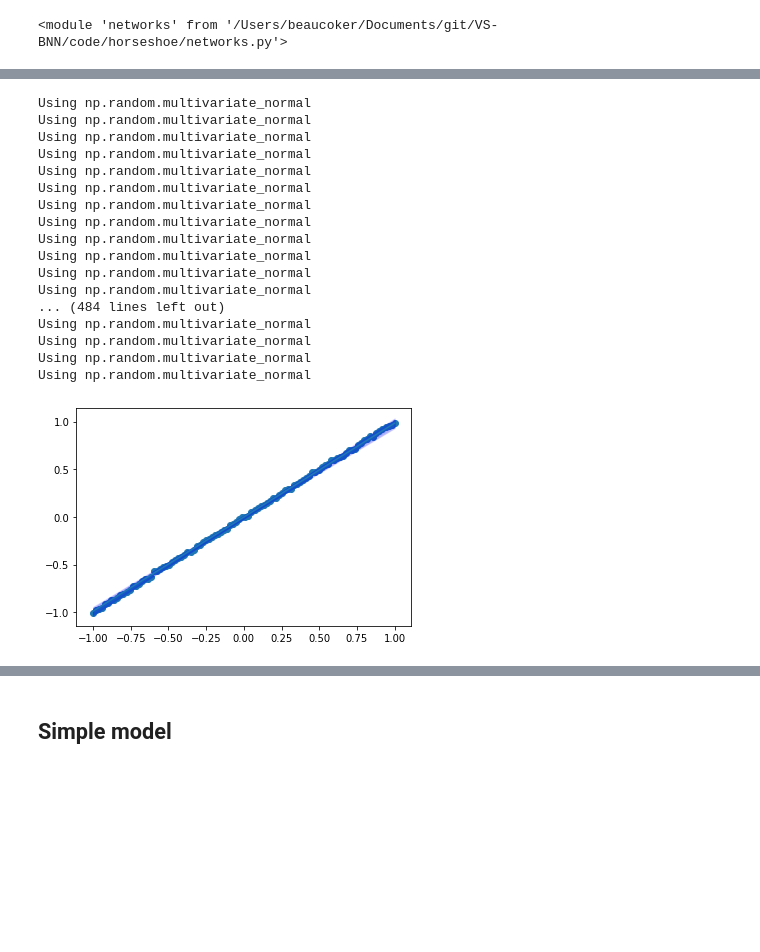
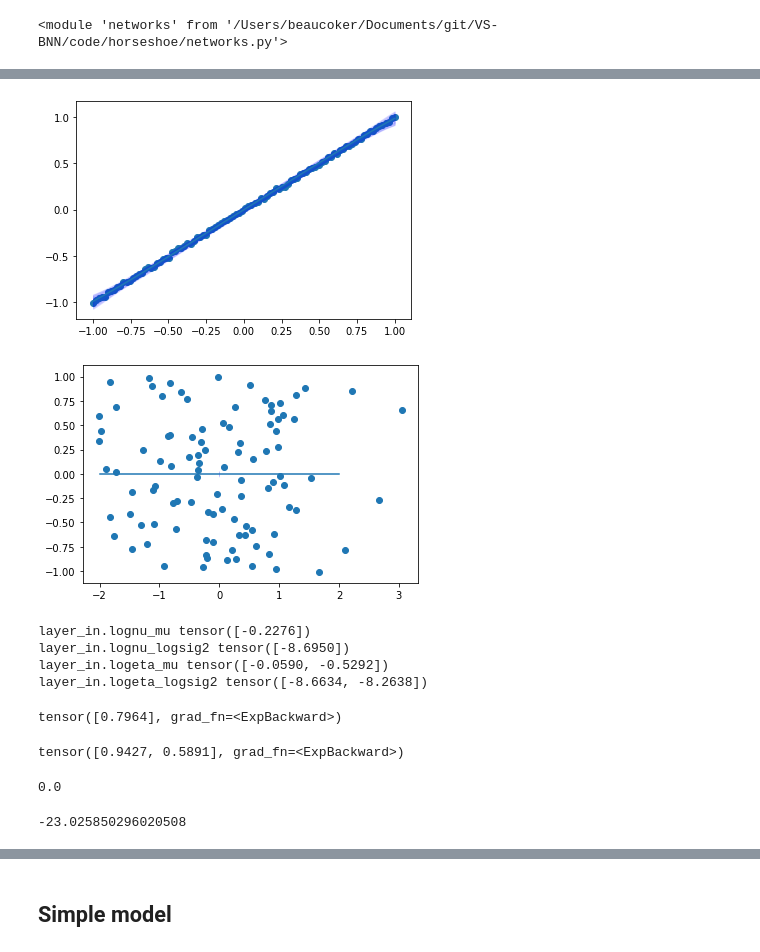
Before and after one commit to IrisTeng/VS-BNN, a Jupyter notebook: code/horseshoe/test_horseshoe.ipynb, the cells around one changed output, grey strips where cells are left out. Drawn from its saved outputs; the diff is of its cells as text; code cells hidden in the pictures; blank space fills up the shorter version.

```diff
--- a/code/horseshoe/test_horseshoe.ipynb
+++ b/code/horseshoe/test_horseshoe.ipynb
@@ -31,10 +31,10 @@ def plot_results(x, y, x_plot, model, n_samp=500):
         ci = np.quantile(f_samp_plot.numpy(), [q, 1-q], axis=0)
         plt.fill_between(x_plot.reshape(-1).numpy(), ci[0,:], ci[1,:], alpha=.1, color='blue')
 # %%
-def plot_results_2d(x, y, x_plot, model, n_samp=500):
-    plt.scatter(x[:,0].numpy(), y.numpy())
+def plot_results_2d(x, y, x_plot, model, idx=0, n_samp=500):
+    plt.scatter(x[:,idx].numpy(), y.numpy())
     f_pred_plot = model(x_plot, sample_input_layer=False, weights_type='mean').detach()
-    plt.plot(x_plot[:,0].numpy(), f_pred_plot.numpy())
+    plt.plot(x_plot[:,idx].numpy(), f_pred_plot.numpy())
 
     f_samp_plot = torch.zeros(n_samp, x_plot.shape[0])
     for i in range(n_samp):
@@ -299,23 +315,41 @@ Epoch[1/1], kl: 19.028212, likelihood: -330231.625000, elbo: -328937.406250
+# %%
+model.layer_in.lognu_mu.data = torch.log(torch.tensor([1.]))
+model.layer_in.logeta_mu.data = torch.log(torch.tensor([1., 1e-10]))
+
+model.fixed_point_updates(x, y, x_linear=False, temperature=1)
 # %%
 x_plot = torch.linspace(-1,1,100).reshape(-1,1)
 x_plot = torch.cat([x_plot, torch.zeros(x_plot.shape[0]).reshape(-1,1)],dim=1)
 plot_results_2d(x,y,x_plot, model)
 # %% [output]
-Using np.random.multivariate_normal
-Using np.random.multivariate_normal
-Using np.random.multivariate_normal
-Using np.random.multivariate_normal
-Using np.random.multivariate_normal
-Using np.random.multivariate_normal
-Using np.random.multivariate_normal
-Using np.random.multivariate_normal
-Using np.random.multivariate_normal
-Using np.random.multivariate_normal
-Using np.random.multivariate_normal
-Using np.random.multivariate_normal
-... (484 lines left out)
-Using np.random.multivariate_normal
-Using np.random.multivariate_normal
-Using np.random.multivariate_normal
-Using np.random.multivariate_normal
-[figure, old version]
+[figure, new version]
+# %%
+x_plot = torch.linspace(-2,2,100).reshape(-1,1)
+x_plot = torch.cat([torch.zeros(x_plot.shape[0]).reshape(-1,1), x_plot],dim=1)
+plot_results_2d(x,y,x_plot, model, idx=1)
+# %% [output]
+[figure, added]
+# %%
+for name, p in model.named_parameters():
+    print(name, p.detach())
+# %% [output]
+layer_in.lognu_mu tensor([-0.2276])
+layer_in.lognu_logsig2 tensor([-8.6950])
+layer_in.logeta_mu tensor([-0.0590, -0.5292])
+layer_in.logeta_logsig2 tensor([-8.6634, -8.2638])
+# %%
+model.layer_in.lognu_mu.exp()
+# %% [output]
+tensor([0.7964], grad_fn=<ExpBackward>)
+# %%
+model.layer_in.logeta_mu.exp()
+# %% [output]
+tensor([0.9427, 0.5891], grad_fn=<ExpBackward>)
+# %%
+model.layer_in.logeta_mu[0].item()
+# %% [output]
+0.0
+# %%
+model.layer_in.logeta_mu[1].item()
+# %% [output]
+-23.025850296020508
```
Also changed, not shown: parts of 19 cells of this notebook, 4 other files.
